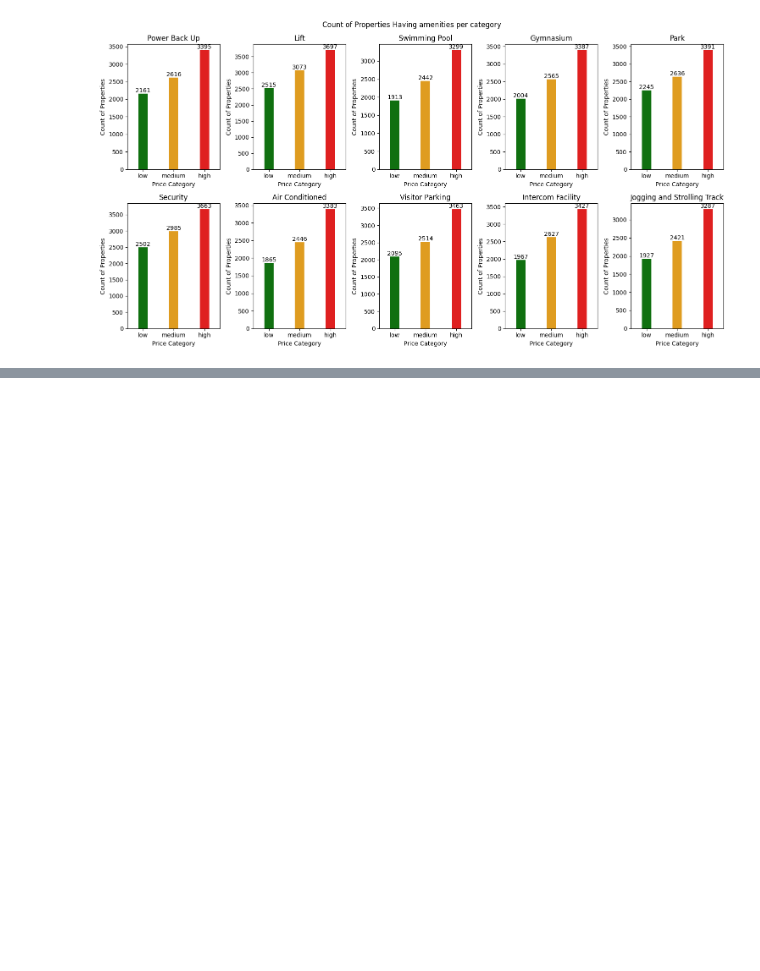
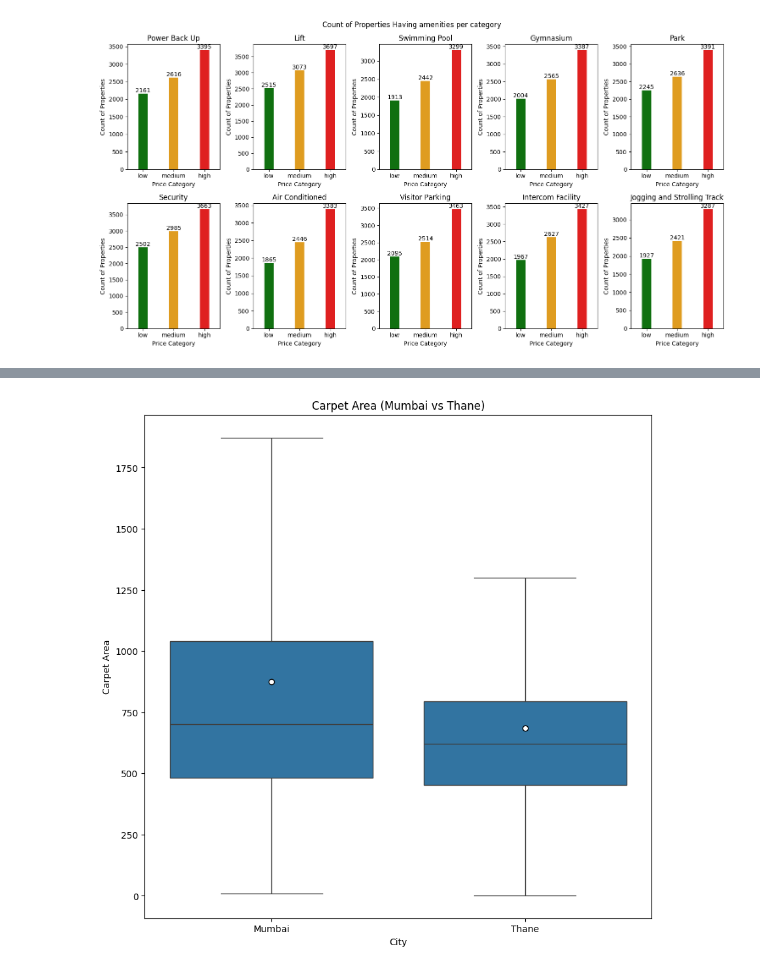
Before and after one commit to Data-Analytics-IIITH/Data-Visualization, a Jupyter notebook: assignment1_3.ipynb, the cells around one changed output, grey strips where cells are left out. Saved outputs shown, nothing was run; the diff lists cells and outputs as text; code cells hidden in the pictures; blank space fills up the shorter version.

```diff
--- a/assignment1_3.ipynb
+++ b/assignment1_3.ipynb
@@ -72,9 +72,29 @@ class Plotter:
     ax.set_title(title)
     ax.legend(title='Price Category')
 
+  def plot_multi_bar_plot_2(ax, df, title, target_column_1, target_column_2):
+    pivot_df = df.pivot(index=target_column_1, columns=target_column_2, values='Count').fillna(0)
+
+    pivot_df.plot(kind='bar', ax=ax)
+
+    # Labels and title
+    ax.set_xlabel(target_column_1)
+    ax.set_ylabel('Count')
+    ax.set_title(title)
+    ax.legend(title=target_column_2)
+
   def plot_pie_per_price_category(ax, category, df, title, target_field):
     ax.pie(df['Count'], labels=df[target_field] + ' (' + df['Count'].astype(str) + ')')
     ax.set_title(title)
+
+  def plot_pie_chart(ax, df, title, target_field):
+    ax.pie(df['Count'], labels=df[target_field] + ' (' + df['Count'].astype(str) + ')')
+    ax.set_title(title)
+
+  def plot_box_plot(ax, df, title, target_field_1, target_filed_2):
+    sns.boxplot(x=target_field_1, y=target_filed_2, data=df, ax=ax, showfliers=False, showmeans=True, meanprops={"marker":"o", "markerfacecolor":"white", "markeredgecolor":"black"})
+    # sns.swarmplot(x=target_field_1, y=target_filed_2, data=df, ax=ax, color='black', size=3)
+    ax.set_title(title)
 # %%
 def get_summary_table(df, group_by_column):
   summary_table = df.groupby([group_by_column, 'Price Category']).agg({
@@ -343,0 +406,9 @@ plt.show()
+# %%
+subset = df[(df['City'] == 'Thane') | (df['City'] == 'Mumbai')]
+
+fig, ax = plt.subplots(1, 1, figsize=(10, 10))
+Plotter.plot_box_plot(ax, df=subset, title='Carpet Area (Mumbai vs Thane)', target_field_1='City', target_filed_2='Carpet Area')
+
+plt.show()
+# %% [output]
+[figure, added]
```
Also changed, not shown: parts of 4 cells of this notebook.
